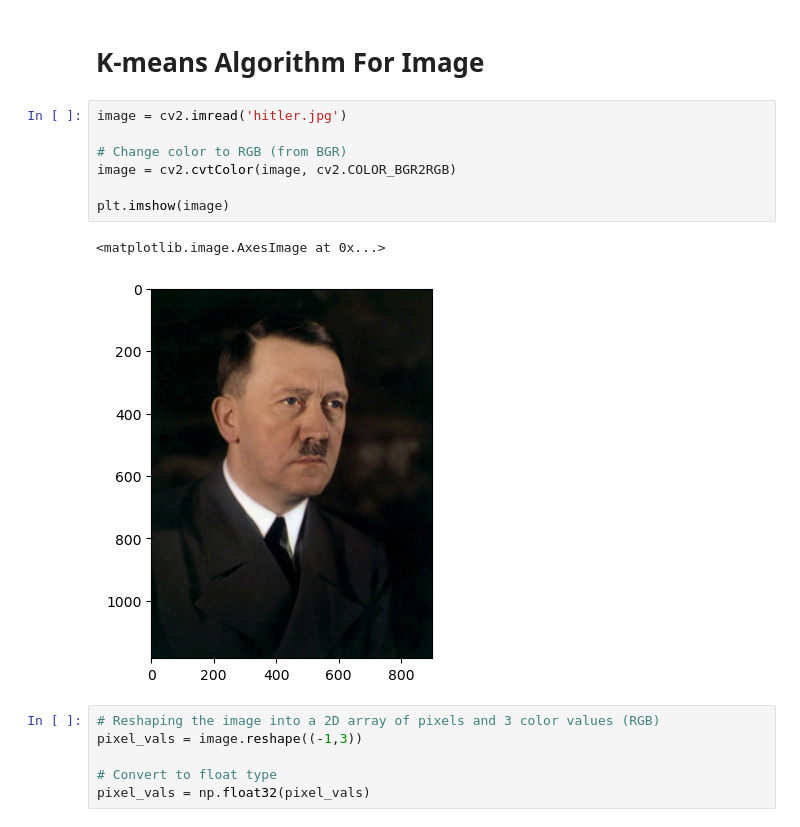
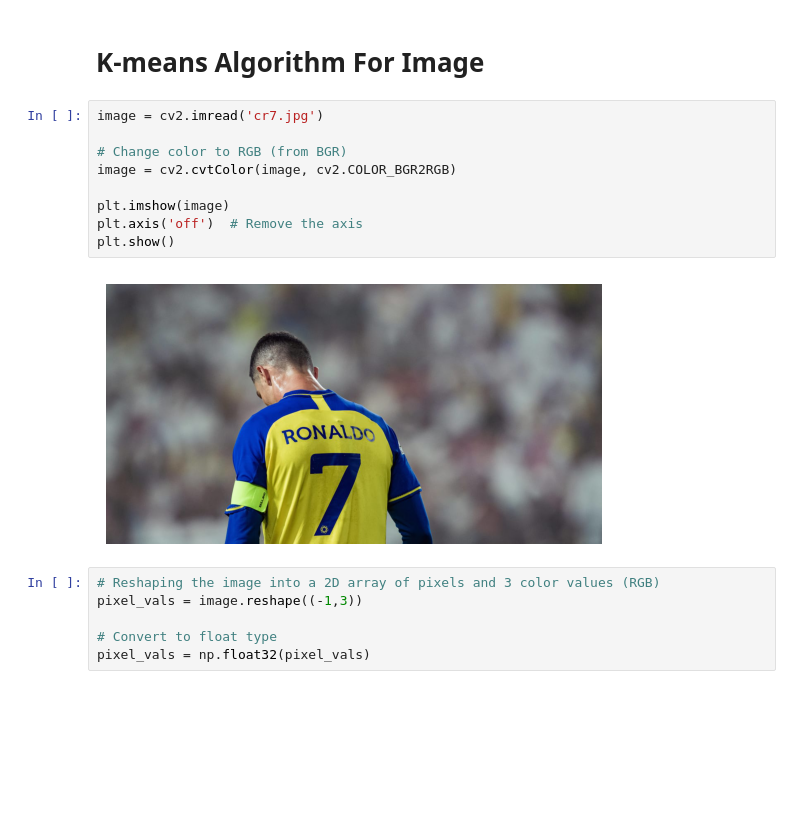
Before and after one commit to mostafazaky/image-Segmentation, a Jupyter notebook: segmentation.ipynb, the cells around one changed output. Saved outputs shown, nothing was run; the diff lists cells and outputs as text; blank space fills up the shorter version.

```diff
--- a/segmentation.ipynb
+++ b/segmentation.ipynb
@@ -7,15 +7,16 @@ from skimage import  io, color, morphology, measure, segmentation
 # %% [markdown]
 # K-means Algorithm For Image
 # %%
-image = cv2.imread('hitler.jpg')
+image = cv2.imread('cr7.jpg')
 
 # Change color to RGB (from BGR)
 image = cv2.cvtColor(image, cv2.COLOR_BGR2RGB)
 
 plt.imshow(image)
+plt.axis('off')  # Remove the axis
+plt.show()
 # %% [output]
-<matplotlib.image.AxesImage at 0x...>
-[figure, old version]
+[figure, new version]
 # %%
 # Reshaping the image into a 2D array of pixels and 3 color values (RGB)
 pixel_vals = image.reshape((-1,3))
```
Also changed, not shown: parts of 2 cells of this notebook.
